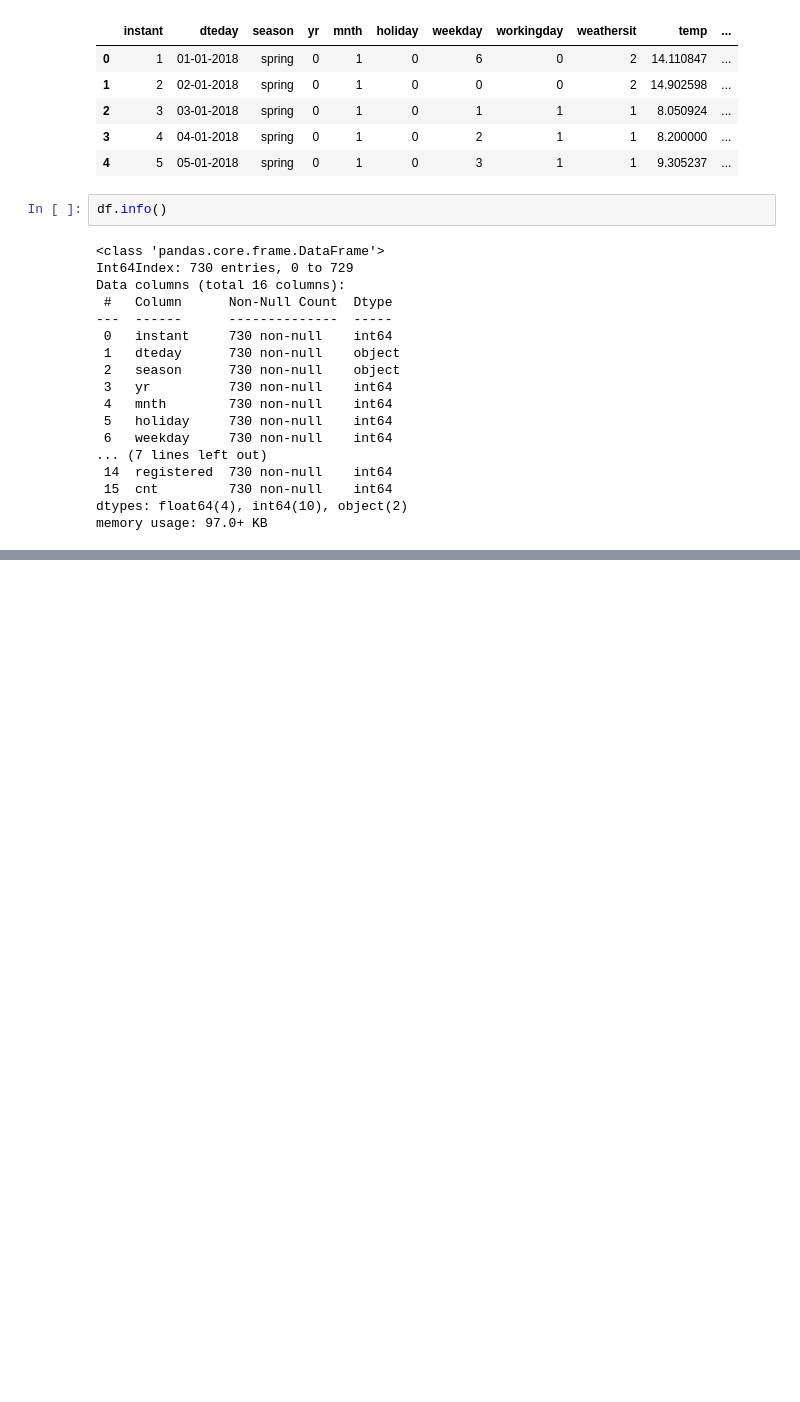
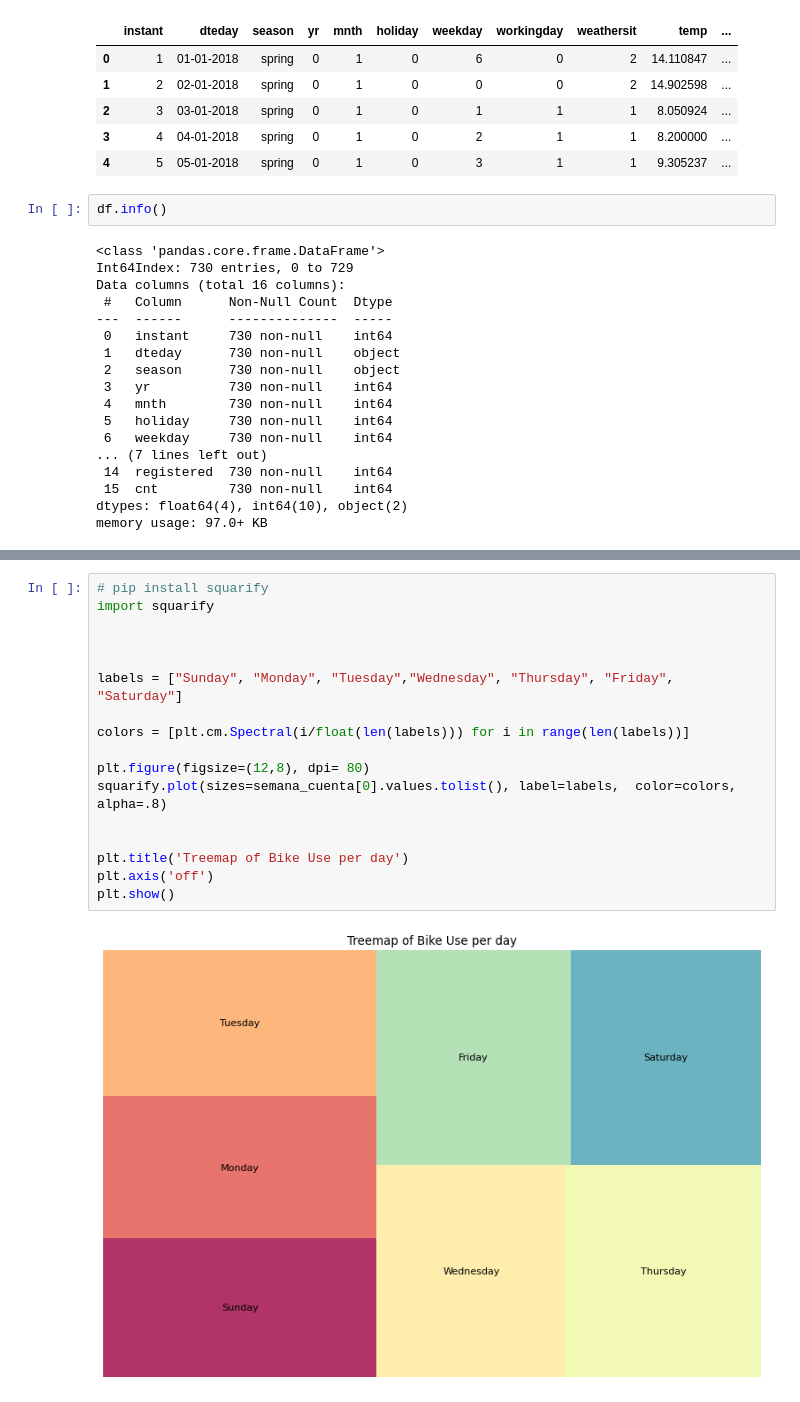
Before and after one commit to Adalab/project-da-promo-A-module-3-team-1, a Jupyter notebook: dataset_lara.ipynb, the cells around one changed output, grey strips where cells are left out. Cells and saved outputs as stored; diff of their text form; blank space fills up the shorter version.

```diff
--- a/dataset_lara.ipynb
+++ b/dataset_lara.ipynb
@@ -60,0 +93,19 @@ Name: cnt, Length: 695, dtype: int64
+# %%
+# pip install squarify
+import squarify
+
+
+
+labels = ["Sunday", "Monday", "Tuesday","Wednesday", "Thursday", "Friday", "Saturday"]
+
+colors = [plt.cm.Spectral(i/float(len(labels))) for i in range(len(labels))]
+
+plt.figure(figsize=(12,8), dpi= 80)
+squarify.plot(sizes=semana_cuenta[0].values.tolist(), label=labels,  color=colors, alpha=.8)
+
+
+plt.title('Treemap of Bike Use per day')
+plt.axis('off')
+plt.show()
+# %% [output]
+[figure, added]
```
Also changed, not shown: parts of 16 cells of this notebook.
